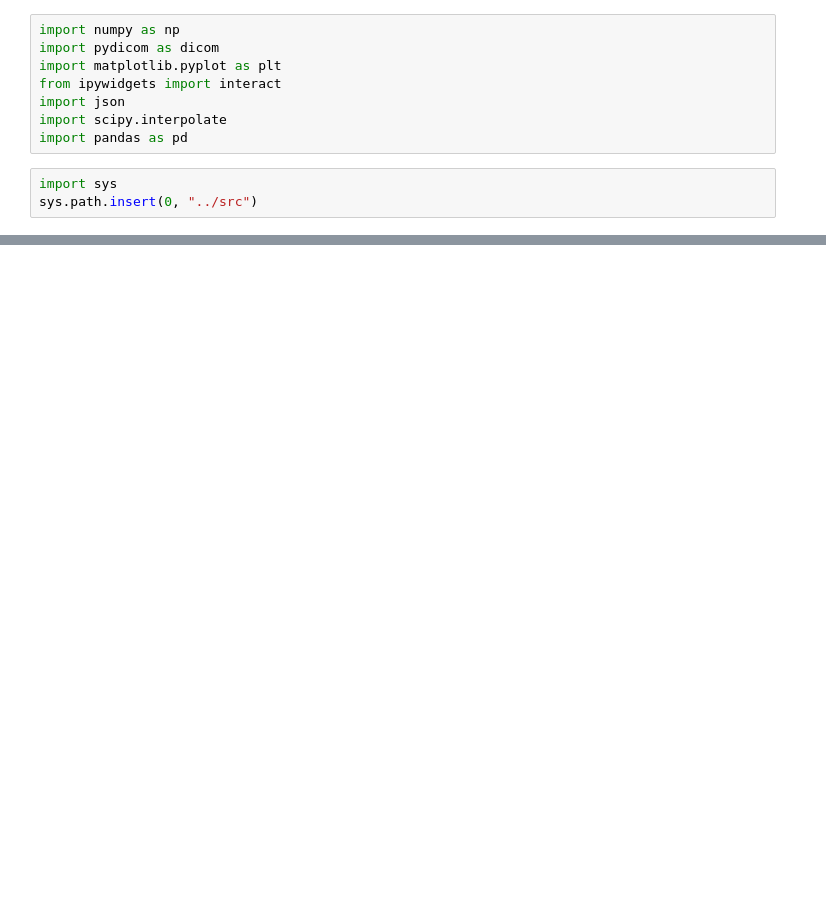
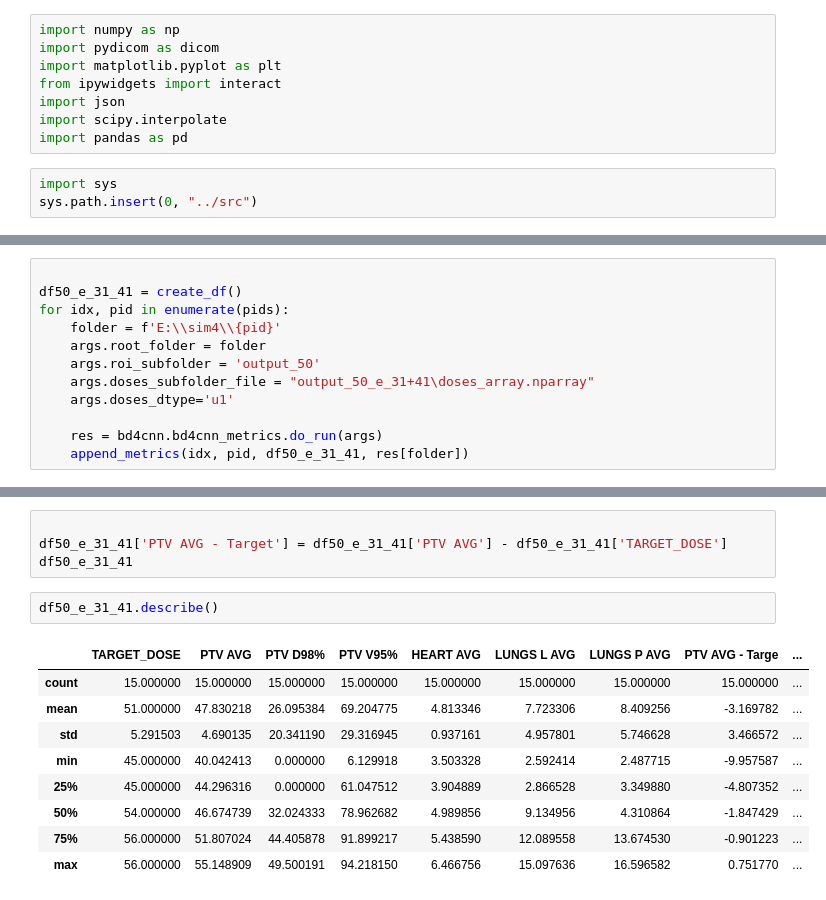
Before and after one commit to szmurlor/bdcalc, a Jupyter notebook: notebooks/cnn_miary_medyczne.ipynb, the cells around one changed output, grey strips where cells are left out. Saved outputs shown, nothing was run; the diff lists cells and outputs as text; blank space fills up the shorter version.

```diff
--- a/notebooks/cnn_miary_medyczne.ipynb
+++ b/notebooks/cnn_miary_medyczne.ipynb
@@ -217,0 +214,12 @@ output_50 - oryginalne z Elcipse
+# %%
+
+df50_e_31_41 = create_df()
+for idx, pid in enumerate(pids):
+    folder = f'E:\\sim4\\{pid}'
+    args.root_folder = folder
+    args.roi_subfolder = 'output_50'
+    args.doses_subfolder_file = "output_50_e_31+41\doses_array.nparray"
+    args.doses_dtype='u1'
+
+    res = bd4cnn.bd4cnn_metrics.do_run(args)
+    append_metrics(idx, pid, df50_e_31_41, res[folder])
@@ -217,0 +502,16 @@ output_50 - oryginalne z Elcipse
+# %%
+
+df50_e_31_41['PTV AVG - Target'] = df50_e_31_41['PTV AVG'] - df50_e_31_41['TARGET_DOSE']
+df50_e_31_41
+# %%
+df50_e_31_41.describe()
+# %% [output]
+|  | TARGET_DOSE | PTV AVG | PTV D98% | PTV V95% | HEART AVG | LUNGS L AVG | LUNGS P AVG | PTV AVG - Targe | ... |
+| count | 15.000000 | 15.000000 | 15.000000 | 15.000000 | 15.000000 | 15.000000 | 15.000000 | 15.000000 | ... |
+| mean | 51.000000 | 47.830218 | 26.095384 | 69.204775 | 4.813346 | 7.723306 | 8.409256 | -3.169782 | ... |
+| std | 5.291503 | 4.690135 | 20.341190 | 29.316945 | 0.937161 | 4.957801 | 5.746628 | 3.466572 | ... |
+| min | 45.000000 | 40.042413 | 0.000000 | 6.129918 | 3.503328 | 2.592414 | 2.487715 | -9.957587 | ... |
+| 25% | 45.000000 | 44.296316 | 0.000000 | 61.047512 | 3.904889 | 2.866528 | 3.349880 | -4.807352 | ... |
+| 50% | 54.000000 | 46.674739 | 32.024333 | 78.962682 | 4.989856 | 9.134956 | 4.310864 | -1.847429 | ... |
+| 75% | 56.000000 | 51.807024 | 44.405878 | 91.899217 | 5.438590 | 12.089558 | 13.674530 | -0.901223 | ... |
+| max | 56.000000 | 55.148909 | 49.500191 | 94.218150 | 6.466756 | 15.097636 | 16.596582 | 0.751770 | ... |
```
Also changed, not shown: parts of 16 cells of this notebook, 3 other files.
